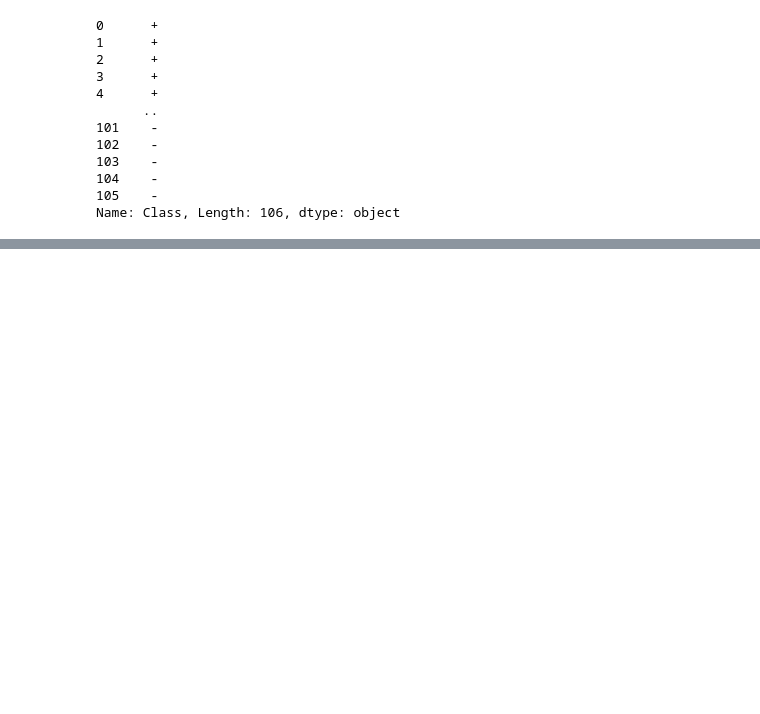
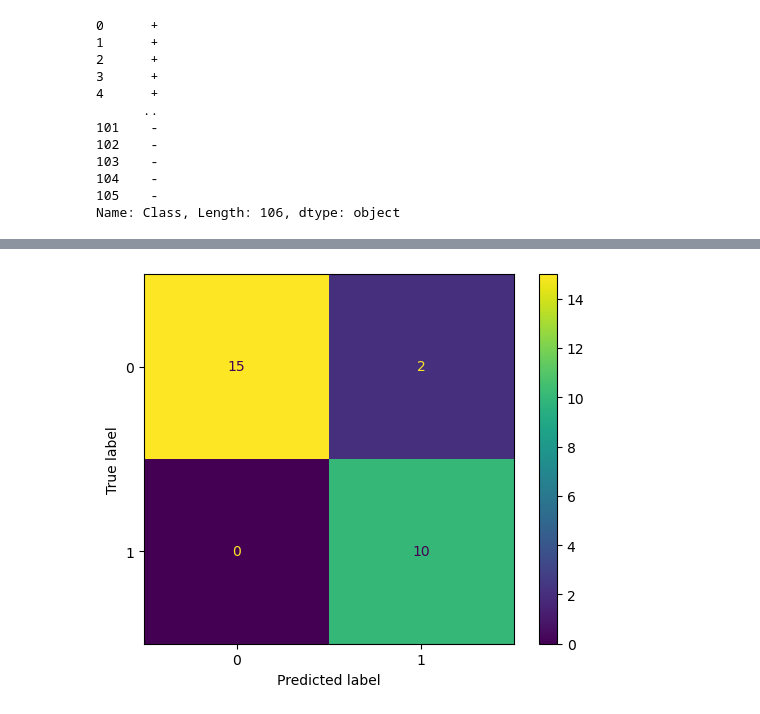
Before and after one commit to lawalsegun2025/dna_sequencing_for_detecting_e_coli_virus, a Jupyter notebook: dna_sequencing_for_detecting_e_coli.ipynb, the cells around one changed output, grey strips where cells are left out. Cells and saved outputs as stored; diff of their text form; code cells hidden in the pictures; blank space fills up the shorter version.

```diff
--- a/dna_sequencing_for_detecting_e_coli.ipynb
+++ b/dna_sequencing_for_detecting_e_coli.ipynb
@@ -307,0 +310,11 @@ df_new
+# %%
+# Get the features and target
+y = df_new['Classes'].values
+X = df_new.drop(['Classes'], axis = 1).values
+# %%
+# Split into train and test
+X_train, X_test, y_train, y_test = train_test_split(X, y,
+                                                    test_size=0.25,
+                                                    random_state=1)
+
+len(X_train), len(X_test), len(y_train), len(y_test)
@@ -307,0 +323,10 @@ df_new
+# %%
+# instanciate the MLPCLassifier
+model = MLPClassifier(hidden_layer_sizes=(150, 100, 50),
+                      max_iter=300,
+                      activation="relu",
+                      solver="adam",
+                      random_state=1)
+
+model.fit(X_train, y_train)
+print(model.score(X_train, y_train))
@@ -307,0 +335,4 @@ df_new
+# %%
+# Predicting y for X_test
+y_pred = model.predict(X_test)
+model.score(X_test, y_test)
@@ -307,0 +353,5 @@ df_new
+# %%
+# view confusion metric
+ConfusionMatrixDisplay.from_predictions(y_test, y_pred);
+# %% [output]
+[figure, added]
```
Also changed, not shown: parts of 11 cells of this notebook, 1 other file.
